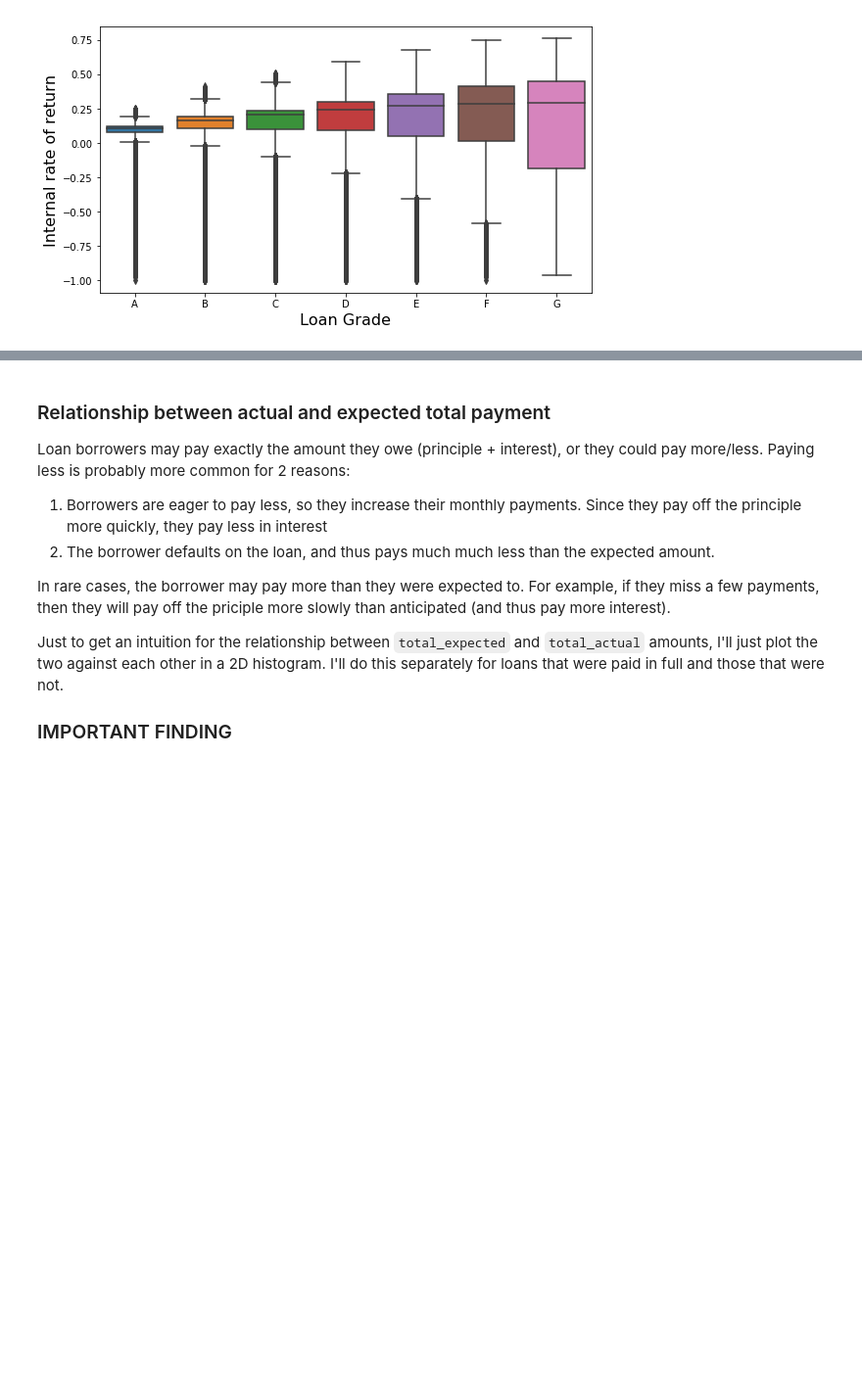
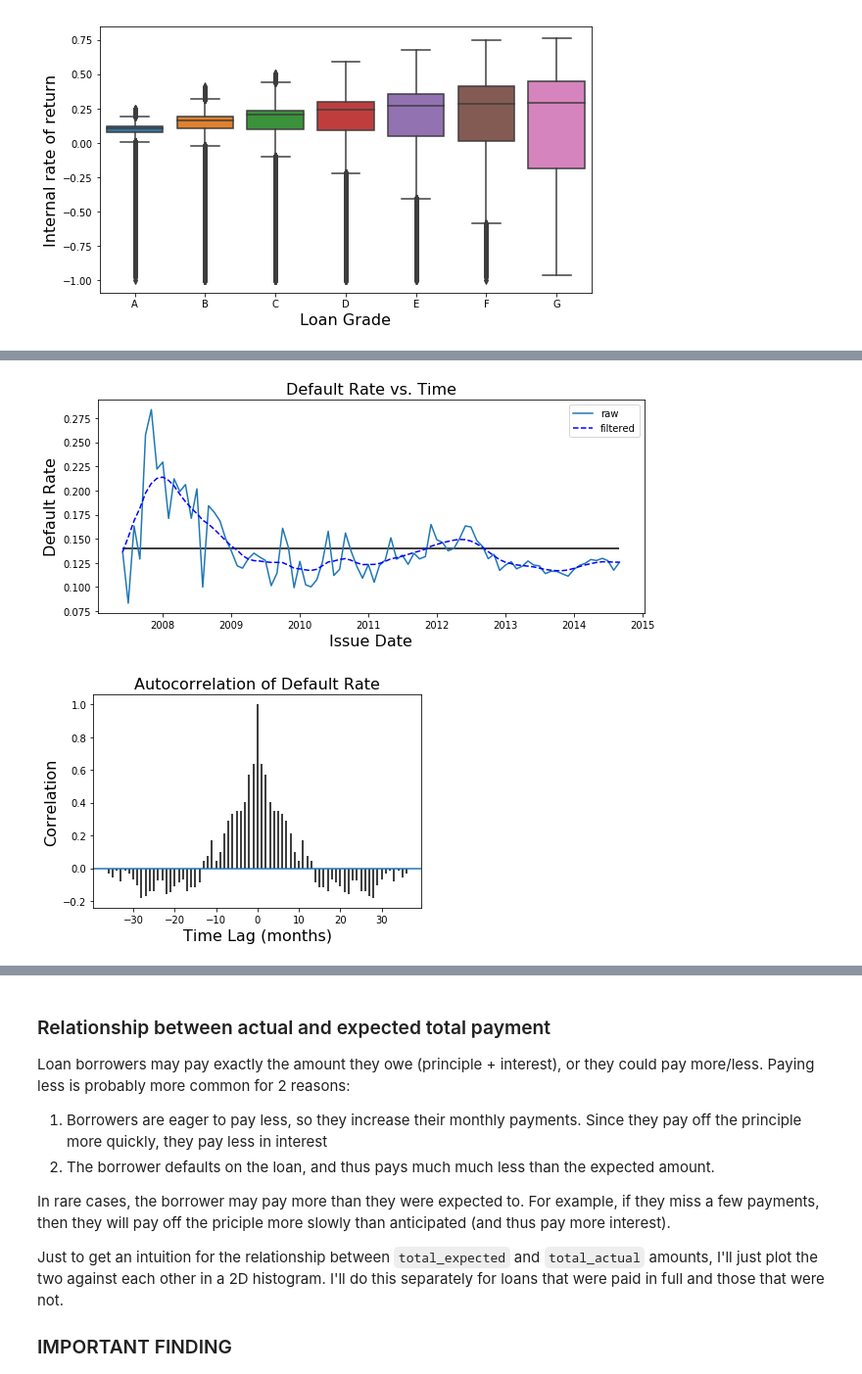
Before and after one commit to charliehass/ML-notebooks, a Jupyter notebook: lending_club_analysis.ipynb, the cells around one changed output, grey strips where cells are left out. Shown at 98% size. Saved outputs shown, nothing was run; the diff lists cells and outputs as text; code cells hidden in the pictures; blank space fills up the shorter version.

```diff
--- a/lending_club_analysis.ipynb
+++ b/lending_club_analysis.ipynb
@@ -162,0 +156,42 @@ TypeError: slice indices must be integers or None or have an __index__ method
+# %%
+# Is there a relationship between default rate and time?
+from pandas.plotting import autocorrelation_plot
+from scipy.signal import filtfilt
+
+df_ts = df_mature.loc[df_mature.grade<="D"].sort_values(by="issue_d").copy()
+df_ts["is_default"] = df_ts["loan_status"] == "Charged Off"
+df_ts["issue_d"] = pd.to_datetime(df_ts["issue_d"].copy(), format="%Y%m%d")
+
+dft_rate = df_ts.sort_values(by="issue_d", ascending=True).groupby(by="issue_d")["is_default"].mean()
+
+
+
+rates = dft_rate.values
+filt_rates = filtfilt(np.ones(6)/6, 1, rates)
+tt = dft_rate.index.values
+plt.figure(figsize=(10,4))
+plt.plot(tt, rates, label="raw")
+plt.plot(tt, filt_rates, 'b--', label="filtered")
+plt.hlines(y=np.mean(rates), xmin=tt[0], xmax=tt[-1])
+plt.xlabel("Issue Date", fontsize=16)
+plt.ylabel("Default Rate", fontsize=16)
+plt.title("Default Rate vs. Time", fontsize=16)
+plt.legend()
+plt.show()
+
+acor_vals = dft_rate.values - np.mean(dft_rate.values)
+plt.figure()
+plt.acorr(acor_vals, maxlags=36, normed=True)
+plt.xlabel("Time Lag (months)", fontsize=16)
+plt.ylabel("Correlation", fontsize=16)
+plt.title("Autocorrelation of Default Rate", fontsize=16)
+plt.show()
+
+# create an issue_d_factor
+tt_as_dtstr = pd.DataFrame(pd.to_datetime(tt))
+tt_as_orig =  tt_as_dtstr.astype('str').replace('-', '', regex=True).astype('int')
+tt_to_rate_lut = {k[0]:v for k,v in zip(tt_as_orig.values, filt_rates)}
+df_mature["issue_d_factor"] = df_mature["issue_d"].copy().map(lambda x: tt_to_rate_lut[x])
+# %% [output]
+[figure, added]
+[figure, added]
```
Also changed, not shown: parts of 14 cells of this notebook.
